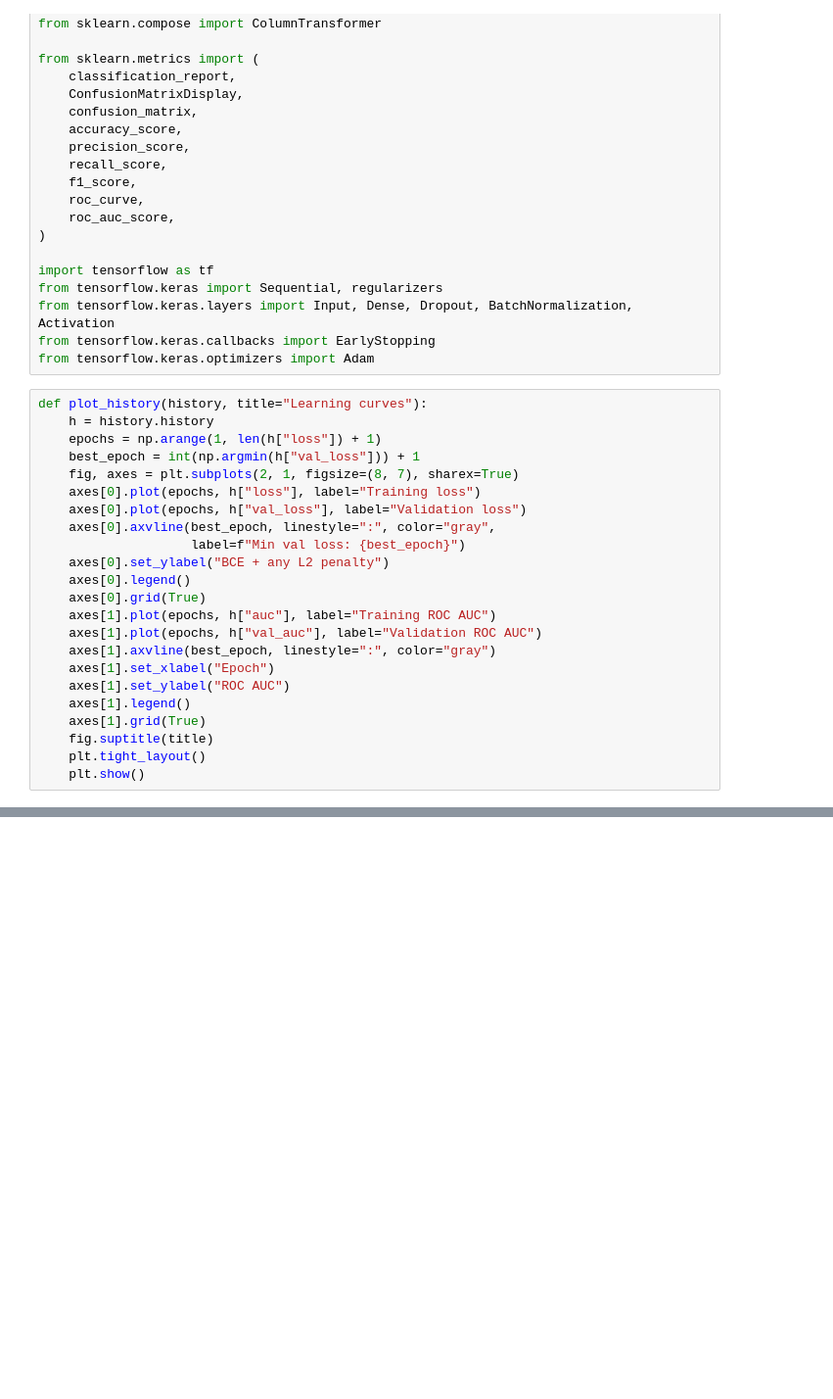
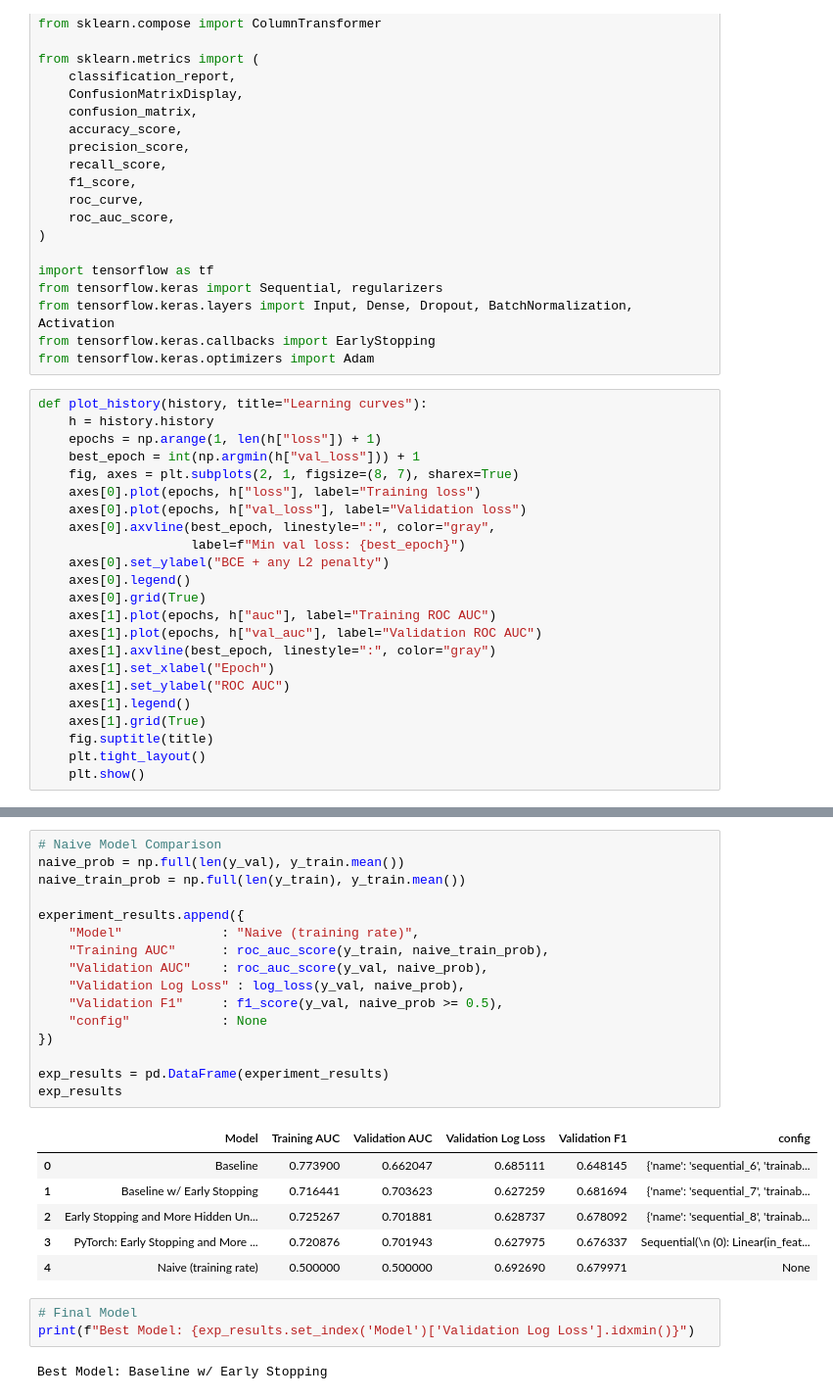
Before and after one commit to mjsweat-bu/cfb-project, a Jupyter notebook: notebooks/go_for_it_model.ipynb, the cells around one changed output, grey strips where cells are left out. Shown at 98% size. Saved outputs shown, nothing was run; the diff lists cells and outputs as text; blank space fills up the shorter version.

```diff
--- a/notebooks/go_for_it_model.ipynb
+++ b/notebooks/go_for_it_model.ipynb
@@ -283,0 +529,28 @@ Validation Accuracy     : 0.6511226252158895
+# %%
+# Naive Model Comparison
+naive_prob = np.full(len(y_val), y_train.mean())
+naive_train_prob = np.full(len(y_train), y_train.mean())
+
+experiment_results.append({
+    "Model"             : "Naive (training rate)",
+    "Training AUC"      : roc_auc_score(y_train, naive_train_prob),
+    "Validation AUC"    : roc_auc_score(y_val, naive_prob),
+    "Validation Log Loss" : log_loss(y_val, naive_prob),
+    "Validation F1"     : f1_score(y_val, naive_prob >= 0.5),
+    "config"            : None
+})
+
+exp_results = pd.DataFrame(experiment_results)
+exp_results
+# %% [output]
+|  | Model | Training AUC | Validation AUC | Validation Log Loss | Validation F1 | config |
+| 0 | Baseline | 0.773900 | 0.662047 | 0.685111 | 0.648145 | {'name': 'sequential_6', 'trainab... |
+| 1 | Baseline w/ Early Stopping | 0.716441 | 0.703623 | 0.627259 | 0.681694 | {'name': 'sequential_7', 'trainab... |
+| 2 | Early Stopping and More Hidden Un... | 0.725267 | 0.701881 | 0.628737 | 0.678092 | {'name': 'sequential_8', 'trainab... |
+| 3 | PyTorch: Early Stopping and More ... | 0.720876 | 0.701943 | 0.627975 | 0.676337 | Sequential(\n (0): Linear(in_feat... |
+| 4 | Naive (training rate) | 0.500000 | 0.500000 | 0.692690 | 0.679971 | None |
+# %%
+# Final Model
+print(f"Best Model: {exp_results.set_index('Model')['Validation Log Loss'].idxmin()}")
+# %% [output]
+Best Model: Baseline w/ Early Stopping
```
Also changed, not shown: parts of 13 cells of this notebook.
